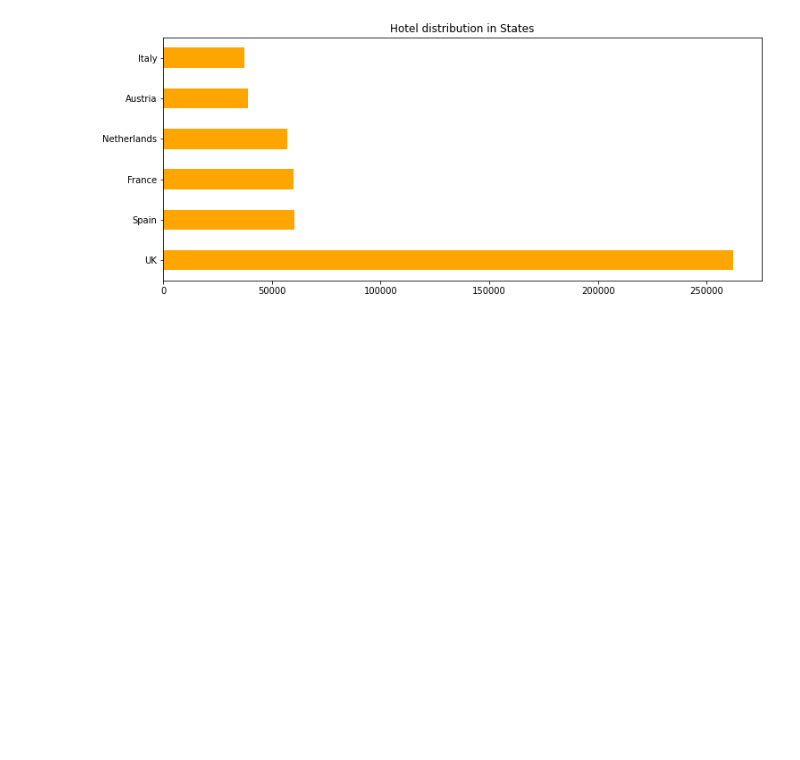
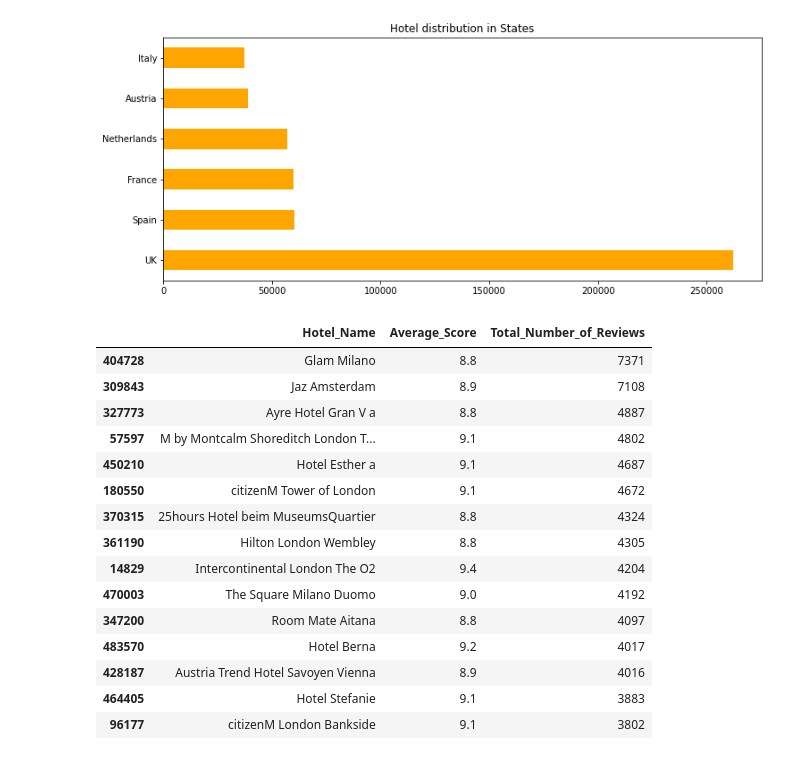
Before and after one commit to ArvindRajen/Conceptual_Analysis, a Jupyter notebook: Hotel_Reviews_EDA.ipynb, the cells around one changed output. Drawn from its saved outputs; the diff is of its cells as text; code cells hidden in the pictures; blank space fills up the shorter version.

```diff
--- a/Hotel_Reviews_EDA.ipynb
+++ b/Hotel_Reviews_EDA.ipynb
@@ -69,3 +69,22 @@ df.State.value_counts().plot.barh(color = 'orange')
 # %% [output]
 <matplotlib.axes._subplots.AxesSubplot at 0x...>
 [figure]
+# %%
+df[df.Average_Score >= 8.8][['Hotel_Name','Average_Score','Total_Number_of_Reviews']].drop_duplicates().sort_values(by ='Total_Number_of_Reviews',ascending = False)[:15]
+# %% [output]
+|  | Hotel_Name | Average_Score | Total_Number_of_Reviews |
+| 404728 | Glam Milano | 8.8 | 7371 |
+| 309843 | Jaz Amsterdam | 8.9 | 7108 |
+| 327773 | Ayre Hotel Gran V a | 8.8 | 4887 |
+| 57597 | M by Montcalm Shoreditch London T... | 9.1 | 4802 |
+| 450210 | Hotel Esther a | 9.1 | 4687 |
+| 180550 | citizenM Tower of London | 9.1 | 4672 |
+| 370315 | 25hours Hotel beim MuseumsQuartier | 8.8 | 4324 |
+| 361190 | Hilton London Wembley | 8.8 | 4305 |
+| 14829 | Intercontinental London The O2 | 9.4 | 4204 |
+| 470003 | The Square Milano Duomo | 9.0 | 4192 |
+| 347200 | Room Mate Aitana | 8.8 | 4097 |
+| 483570 | Hotel Berna | 9.2 | 4017 |
+| 428187 | Austria Trend Hotel Savoyen Vienna | 8.9 | 4016 |
+| 464405 | Hotel Stefanie | 9.1 | 3883 |
+| 96177 | citizenM London Bankside | 9.1 | 3802 |
```
Also changed, not shown: parts of 2 cells of this notebook.
